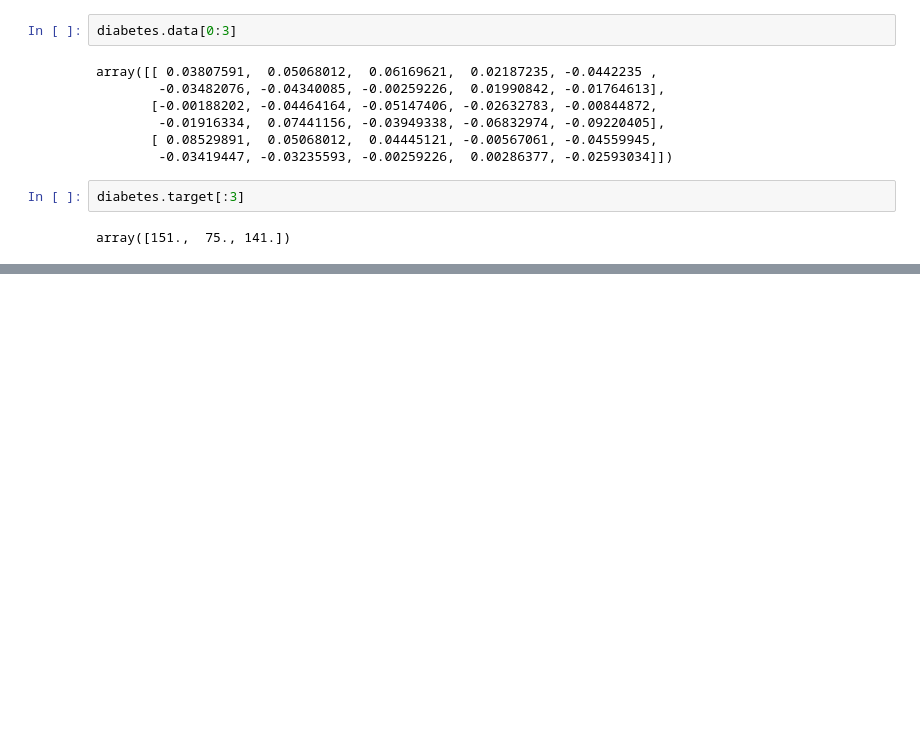
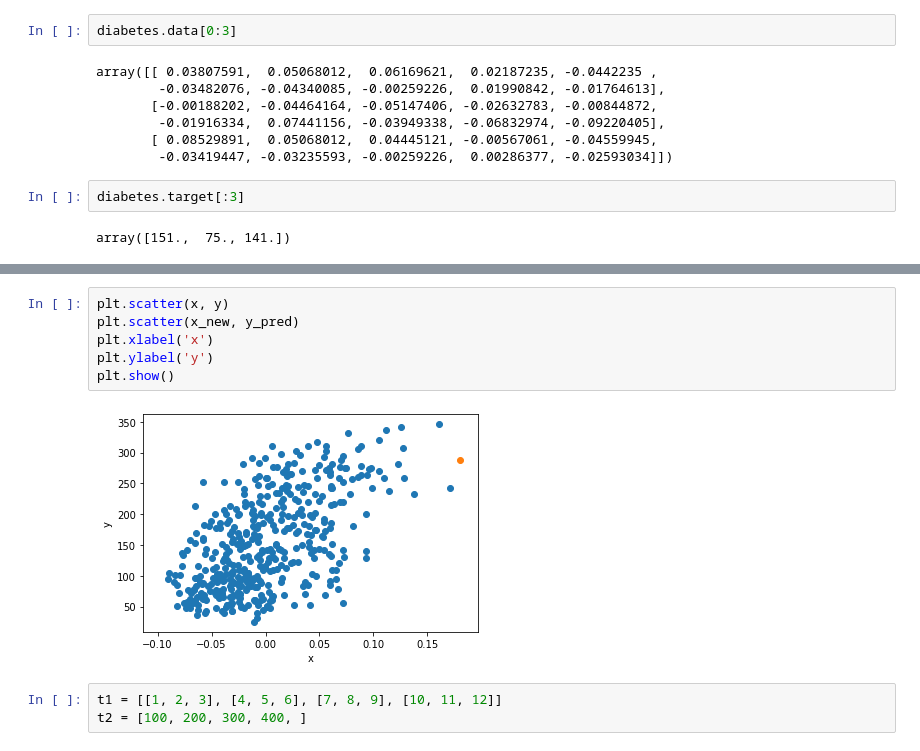
Before and after one commit to jamesDLCV/deepLearningForNoobie, a Jupyter notebook: 03_01_diabetes.ipynb, the cells around one changed output, grey strips where cells are left out. Drawn from its saved outputs; the diff is of its cells as text; blank space fills up the shorter version.

```diff
--- a/03_01_diabetes.ipynb
+++ b/03_01_diabetes.ipynb
@@ -22,0 +155,11 @@ array([151.,  75., 141.])
+# %%
+plt.scatter(x, y)
+plt.scatter(x_new, y_pred)
+plt.xlabel('x')
+plt.ylabel('y')
+plt.show()
+# %% [output]
+[figure, added]
+# %%
+t1 = [[1, 2, 3], [4, 5, 6], [7, 8, 9], [10, 11, 12]]
+t2 = [100, 200, 300, 400, ]
```
Also changed, not shown: parts of 25 cells of this notebook.
